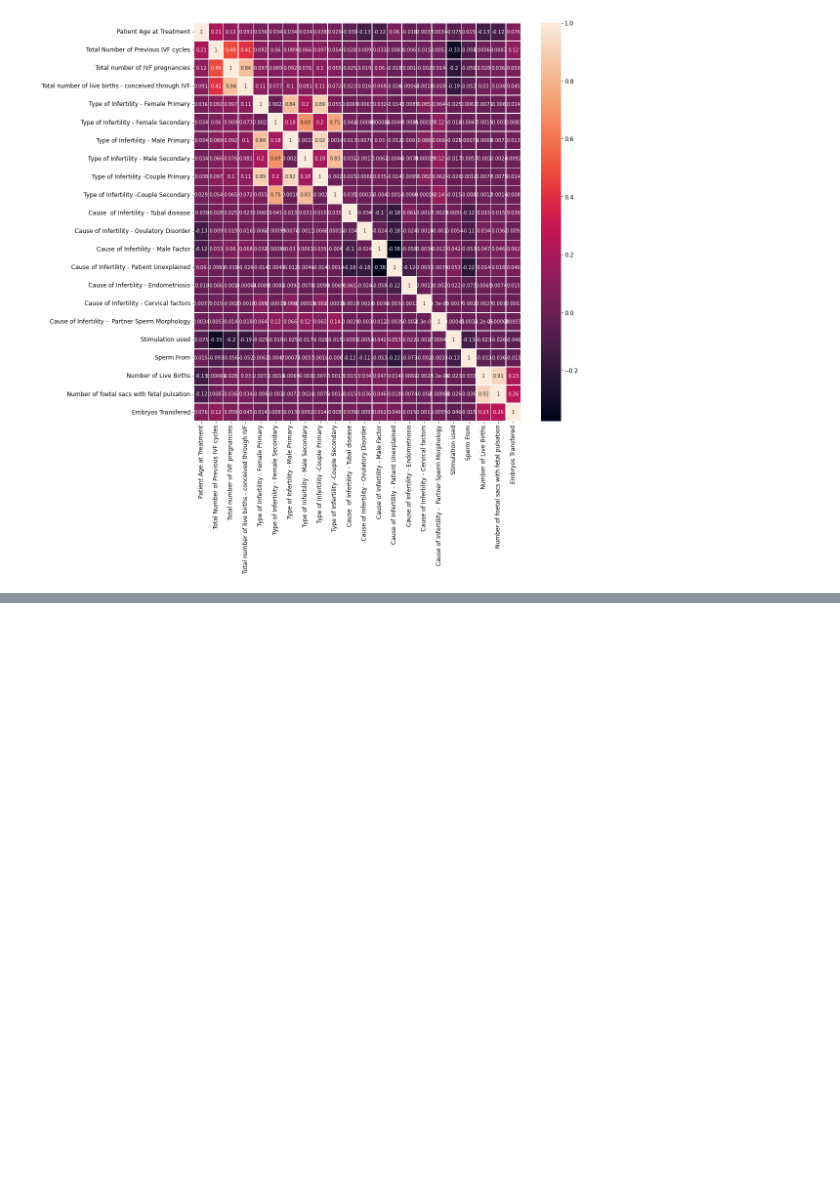
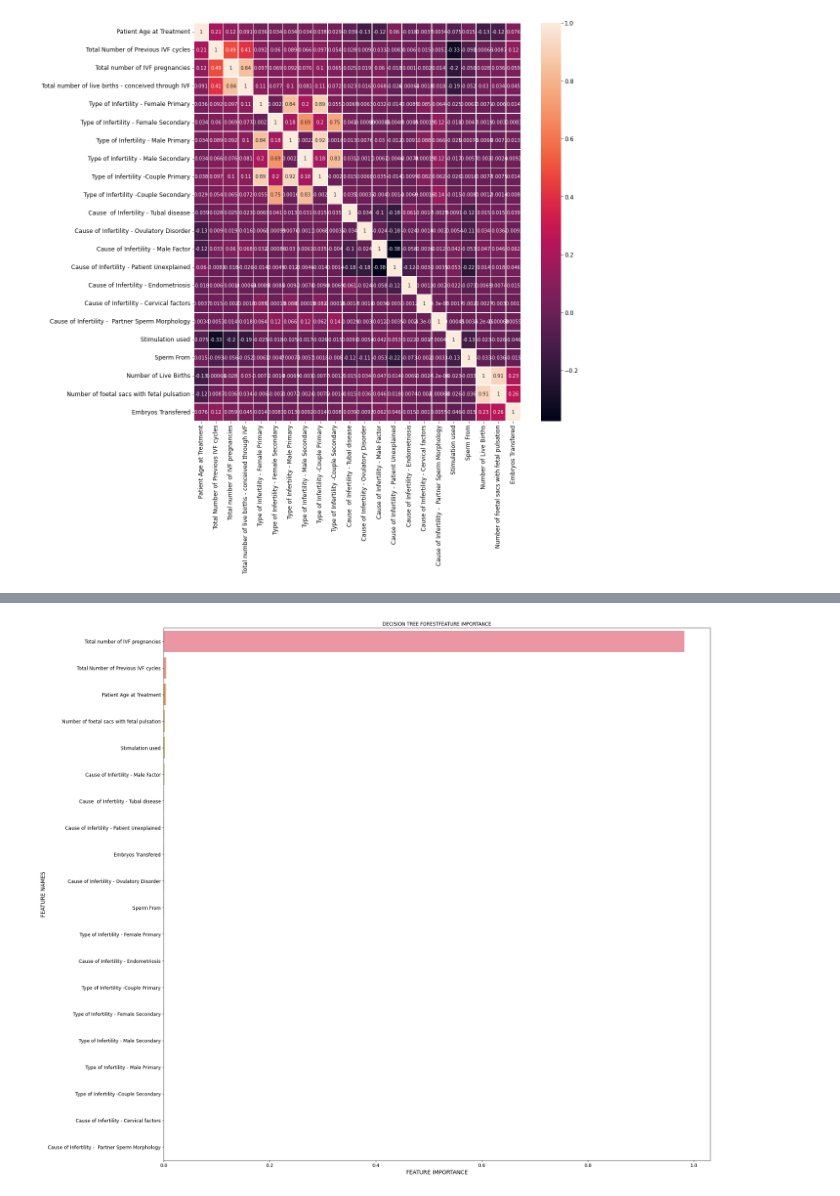
Before and after one commit to ecdison/Group9_MachineLearningHC, a Jupyter notebook: HCTech.ipynb, the cells around one changed output, grey strips where cells are left out. Cells and saved outputs as stored; diff of their text form; code cells hidden in the pictures; blank space fills up the shorter version.

Commit message:
Created using Colaboratory (#10)

```diff
--- a/HCTech.ipynb
+++ b/HCTech.ipynb
@@ -317,0 +343,9 @@ print(y_train_smt.value_counts())
+# %%
+# Decision Tree Classifier
+dt = DecisionTreeClassifier(random_state=42)
+dt.fit(X_train_smt, y_train_smt)
+y_pred = dt.predict(X_test)
+print('Confusion Matrix:')
+print(confusion_matrix(y_test, y_pred))
+print('Classification Report:')
+print(classification_report(y_test, y_pred))
@@ -317,0 +365,26 @@ print(y_train_smt.value_counts())
+# %%
+def plot_feature_importance(importance,names,model_type):
+
+  #Create arrays from feature importance and feature names
+  feature_importance = np.array(importance)
+  feature_names = np.array(names)
+
+  #Create a DataFrame using a Dictionary
+  data={'feature_names':feature_names,'feature_importance':feature_importance}
+  fi_df = pd.DataFrame(data)
+
+  #Sort the DataFrame in order decreasing feature importance
+  fi_df.sort_values(by=['feature_importance'], ascending=False,inplace=True)
+
+  #Define size of bar plot
+  plt.figure(figsize=(25,25))
+  #Plot Searborn bar chart
+  sns.barplot(x=fi_df['feature_importance'], y=fi_df['feature_names'])
+  #Add chart labels
+  plt.title(model_type + 'FEATURE IMPORTANCE')
+  plt.xlabel('FEATURE IMPORTANCE')
+  plt.ylabel('FEATURE NAMES')
+# %%
+plot_feature_importance(dt.feature_importances_, X_train_smt.columns, 'DECISION TREE FOREST')
+# %% [output]
+[figure, added]
```
Also changed, not shown: parts of 15 cells of this notebook.
